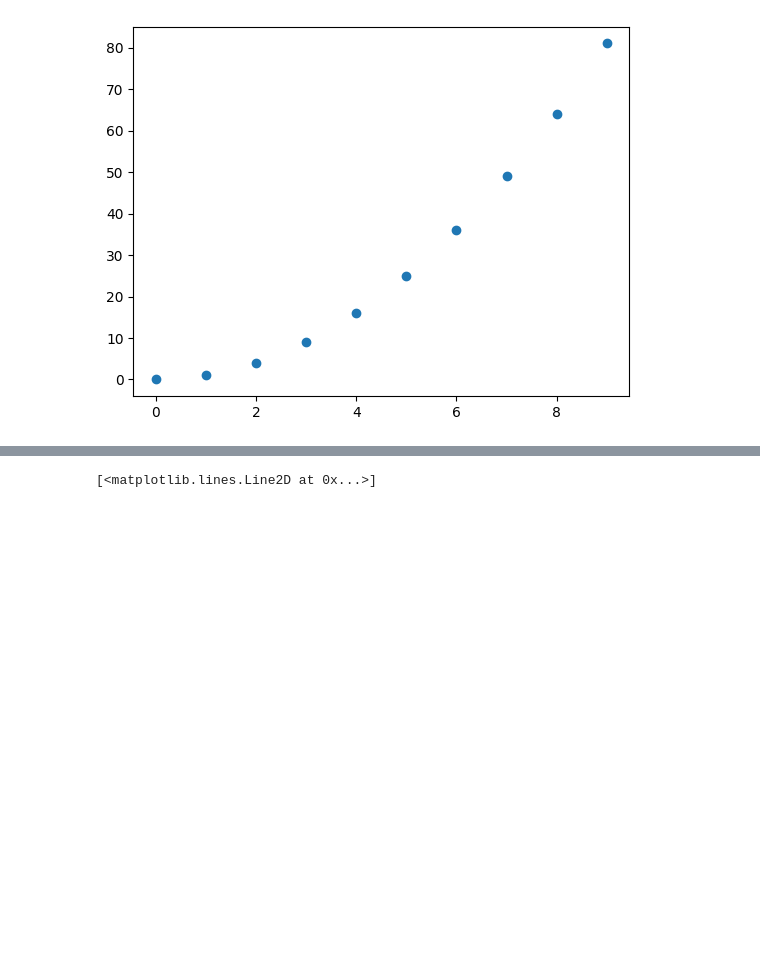
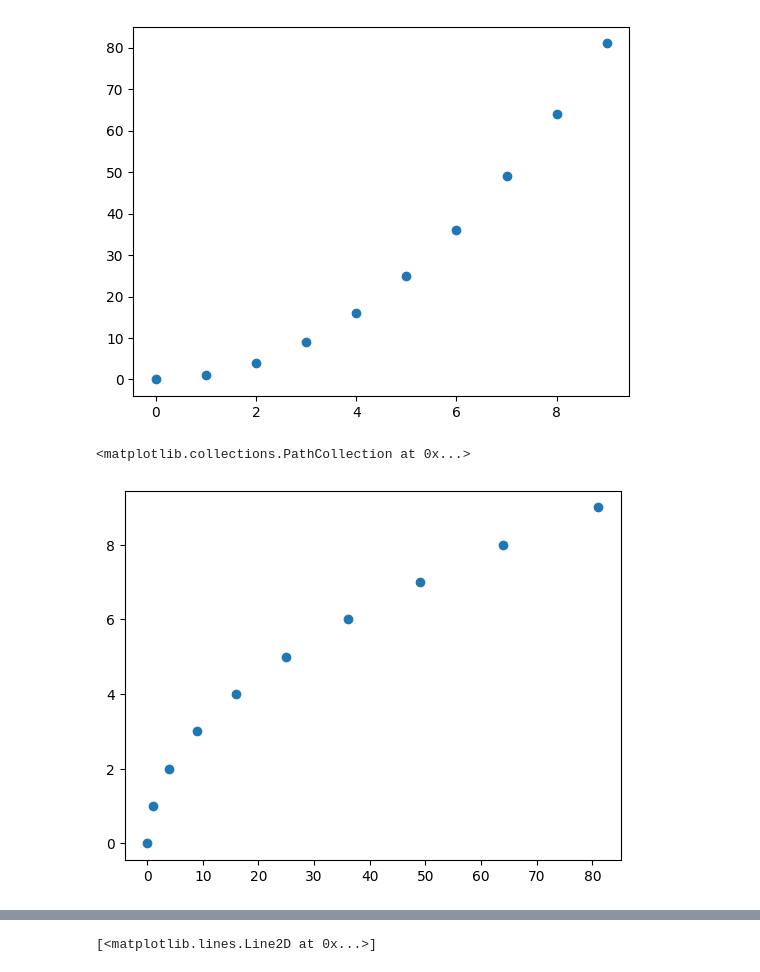
Before and after one commit to RaisulislamRimon/data-science-notes, a Jupyter notebook: module_8/module_8_class/class_1/1_data_visualization.ipynb, the cells around one changed output, grey strips where cells are left out. Drawn from its saved outputs; the diff is of its cells as text; code cells hidden in the pictures; blank space fills up the shorter version.

```diff
--- a/module_8/module_8_class/class_1/1_data_visualization.ipynb
+++ b/module_8/module_8_class/class_1/1_data_visualization.ipynb
@@ -49,3 +49,8 @@ plt.scatter(x=x, y=y)
 # %% [output]
 <matplotlib.collections.PathCollection at 0x...>
 [figure]
+# %%
+plt.scatter(x=y, y=x)
+# %% [output]
+<matplotlib.collections.PathCollection at 0x...>
+[figure, added]
```
Also changed, not shown: parts of 41 cells of this notebook, 1 other file.
